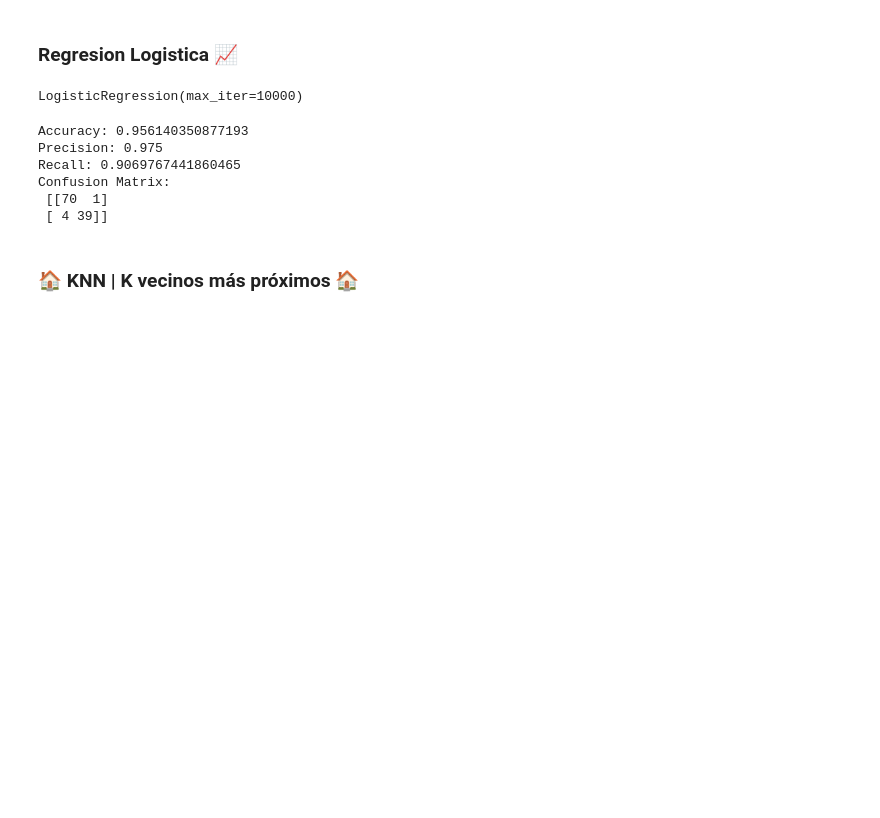
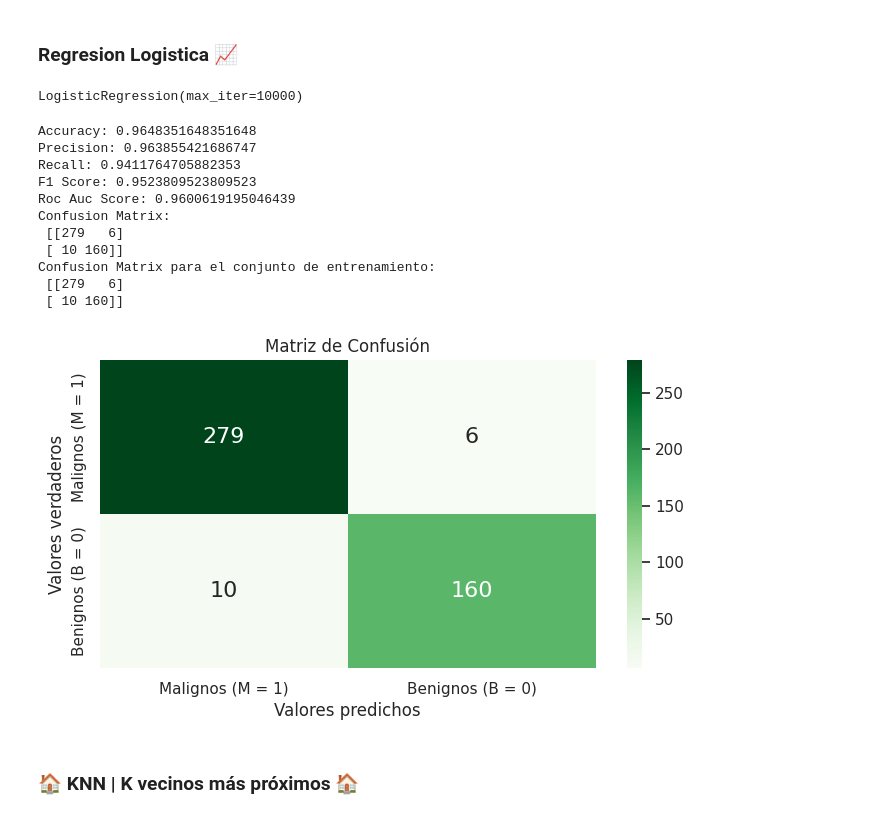
Before and after one commit to C0SS10/AI4ENG-II, a Jupyter notebook: Breast-Cancer-Wisconsin-Modelado.ipynb, the cells around one changed output. Saved outputs shown, nothing was run; the diff lists cells and outputs as text; code cells hidden in the pictures; blank space fills up the shorter version.

```diff
--- a/Breast-Cancer-Wisconsin-Modelado.ipynb
+++ b/Breast-Cancer-Wisconsin-Modelado.ipynb
@@ -168,10 +110,13 @@ predictions = predict_model(final_model, data=test_data)
 # %% [markdown]
 ## **Analisis y Resultados** 📊
 # %%
+# X = data[['Radius_mean', 'Texture_mean', 'Perimeter_mean', 'Area_mean', 'Smoothness_mean',
+#          'Compactness_mean', 'Concavity_mean', 'Concave_points_mean', 'Symmetry_mean',
+#          'Fractal_dimension_mean']]
 X = data.iloc[:, 2:]
 y = data['Diagnosis']
 
-X_train, X_test, y_train, y_test = train_test_split(X, y, test_size=0.2, random_state=42)
+X_train, X_test, y_train, y_test = train_test_split(X, y, test_size=0.2, random_state=42, stratify=y)
 # %% [markdown]
 ### **Regresion Logistica** 📈
 # %%
@@ -180,26 +125,60 @@ model.fit(X_train, y_train)
 # %% [output]
 LogisticRegression(max_iter=10000)
 # %%
-# Predecir las etiquetas para el conjunto de datos de prueba
-y_pred = model.predict(X_test)
+# Predecir las etiquetas para el conjunto de datos de entrenamiento
+y_pred = model.predict(X_train)
 
 # Calcular métricas de evaluación
-accuracy = accuracy_score(y_test, y_pred)
-precision = precision_score(y_test, y_pred)
-recall = recall_score(y_test, y_pred)
-conf_matrix = confusion_matrix(y_test, y_pred)
+accuracy_lr = accuracy_score(y_train, y_pred)
+precision_lr = precision_score(y_train, y_pred)
+recall_lr = recall_score(y_train, y_pred)
+f1_lr = f1_score(y_train, y_pred)
+roc_auc_lr = roc_auc_score(y_train, y_pred)
+conf_matrix_lr = confusion_matrix(y_train, y_pred)
 
-print("Accuracy:", accuracy)
-print("Precision:", precision)
-print("Recall:", recall)
-print("Confusion Matrix:\n", conf_matrix)
+# Calcular la matriz de confusión para el entrenamiento
+conf_matrix_train = confusion_matrix(y_train, y_pred)
+
+print("Accuracy:", accuracy_lr)
+print("Precision:", precision_lr)
+print("Recall:", recall_lr)
+print("F1 Score:", f1_lr)
+print("Roc Auc Score:", roc_auc_lr)
+print("Confusion Matrix:\n", conf_matrix_lr)
+print("Confusion Matrix para el conjunto de entrenamiento:\n", conf_matrix_train)
 # %% [output]
-Accuracy: 0.956140350877193
-Precision: 0.975
-Recall: 0.9069767441860465
+Accuracy: 0.9648351648351648
+Precision: 0.963855421686747
+Recall: 0.9411764705882353
+F1 Score: 0.9523809523809523
+Roc Auc Score: 0.9600619195046439
 Confusion Matrix:
- [[70  1]
- [ 4 39]]
+ [[279   6]
+ [ 10 160]]
+Confusion Matrix para el conjunto de entrenamiento:
+ [[279   6]
+ [ 10 160]]
+# %%
+# Crear la figura y el eje
+plt.figure(figsize=(8, 4))
+sns.set(font_scale=1)
+
+
+# Crear el heatmap
+sns.heatmap(conf_matrix_train, annot=True, fmt="d", cmap="Greens", annot_kws={"size": 16},
+            xticklabels=['Malignos (M = 1)', 'Benignos (B = 0)'],
+            yticklabels=['Malignos (M = 1)', 'Benignos (B = 0)'])
+
+
+# Añadir etiquetas y título
+plt.ylabel('Valores verdaderos')
+plt.xlabel('Valores predichos')
+plt.title('Matriz de Confusión')
+
+# Mostrar el plot
+plt.show()
+# %% [output]
+[figure, added]
 # %% [markdown]
 ### **🏠 KNN | K vecinos más próximos 🏠**
 # %%
```
Also changed, not shown: parts of 32 cells of this notebook.
